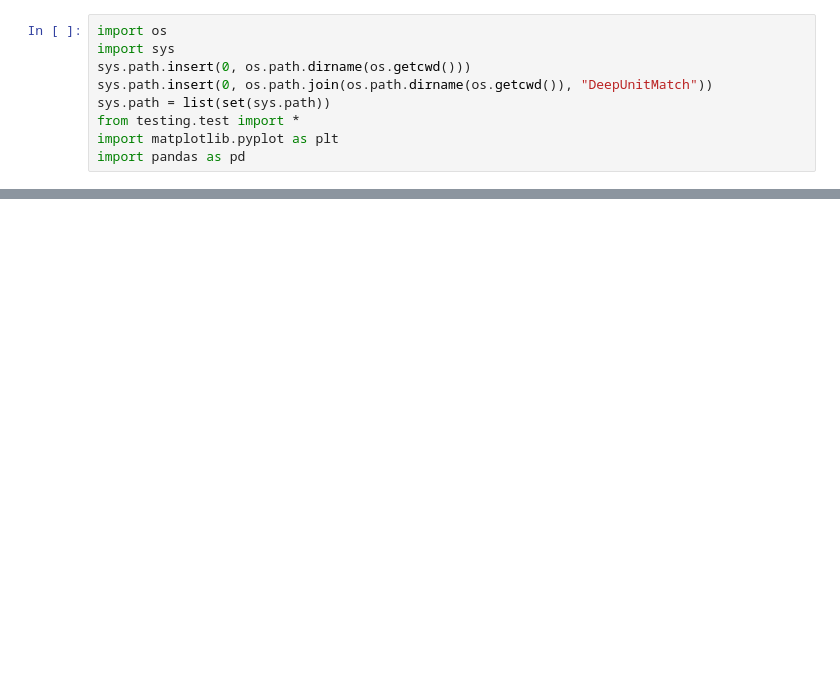
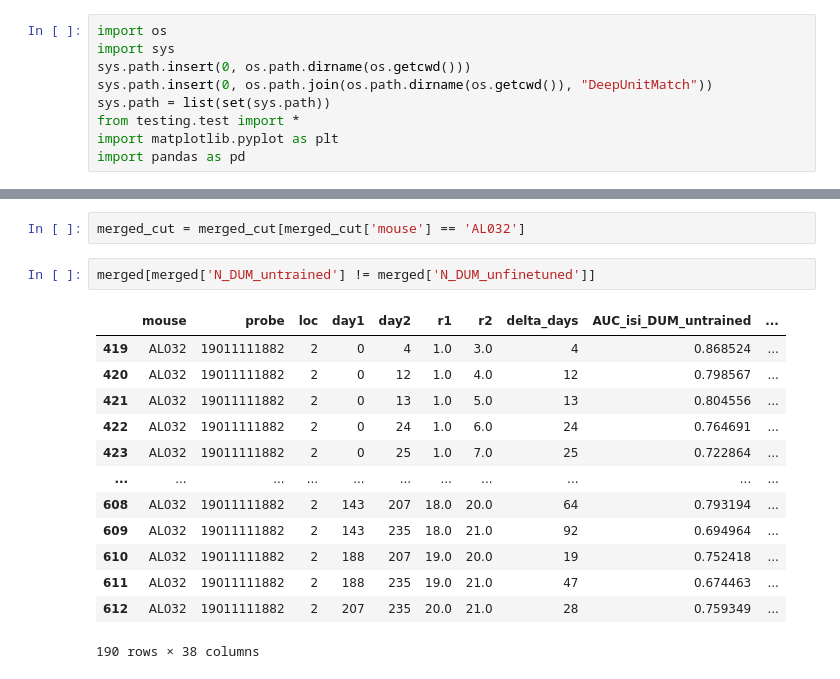
Before and after one commit to EnnyvanBeest/UnitMatch, a Jupyter notebook: UnitMatchPy/PaperAnalyses/figure-model-comparison.ipynb, the cells around one changed output, grey strips where cells are left out. Cells and saved outputs as stored; diff of their text form; blank space fills up the shorter version.

```diff
--- a/UnitMatchPy/PaperAnalyses/figure-model-comparison.ipynb
+++ b/UnitMatchPy/PaperAnalyses/figure-model-comparison.ipynb
@@ -330,0 +331,18 @@ for idx, metric_to_plot in enumerate(metrics_to_plot):
+# %%
+merged_cut = merged_cut[merged_cut['mouse'] == 'AL032']
+# %%
+merged[merged['N_DUM_untrained'] != merged['N_DUM_unfinetuned']]
+# %% [output]
+|  | mouse | probe | loc | day1 | day2 | r1 | r2 | delta_days | AUC_isi_DUM_untrained | ... |
+| 419 | AL032 | 19011111882 | 2 | 0 | 4 | 1.0 | 3.0 | 4 | 0.868524 | ... |
+| 420 | AL032 | 19011111882 | 2 | 0 | 12 | 1.0 | 4.0 | 12 | 0.798567 | ... |
+| 421 | AL032 | 19011111882 | 2 | 0 | 13 | 1.0 | 5.0 | 13 | 0.804556 | ... |
+| 422 | AL032 | 19011111882 | 2 | 0 | 24 | 1.0 | 6.0 | 24 | 0.764691 | ... |
+| 423 | AL032 | 19011111882 | 2 | 0 | 25 | 1.0 | 7.0 | 25 | 0.722864 | ... |
+| ... | ... | ... | ... | ... | ... | ... | ... | ... | ... | ... |
+| 608 | AL032 | 19011111882 | 2 | 143 | 207 | 18.0 | 20.0 | 64 | 0.793194 | ... |
+| 609 | AL032 | 19011111882 | 2 | 143 | 235 | 18.0 | 21.0 | 92 | 0.694964 | ... |
+| 610 | AL032 | 19011111882 | 2 | 188 | 207 | 19.0 | 20.0 | 19 | 0.752418 | ... |
+| 611 | AL032 | 19011111882 | 2 | 188 | 235 | 19.0 | 21.0 | 47 | 0.674463 | ... |
+| 612 | AL032 | 19011111882 | 2 | 207 | 235 | 20.0 | 21.0 | 28 | 0.759349 | ... |
+190 rows × 38 columns
```
Also changed, not shown: parts of 4 cells of this notebook, 1 other file.
